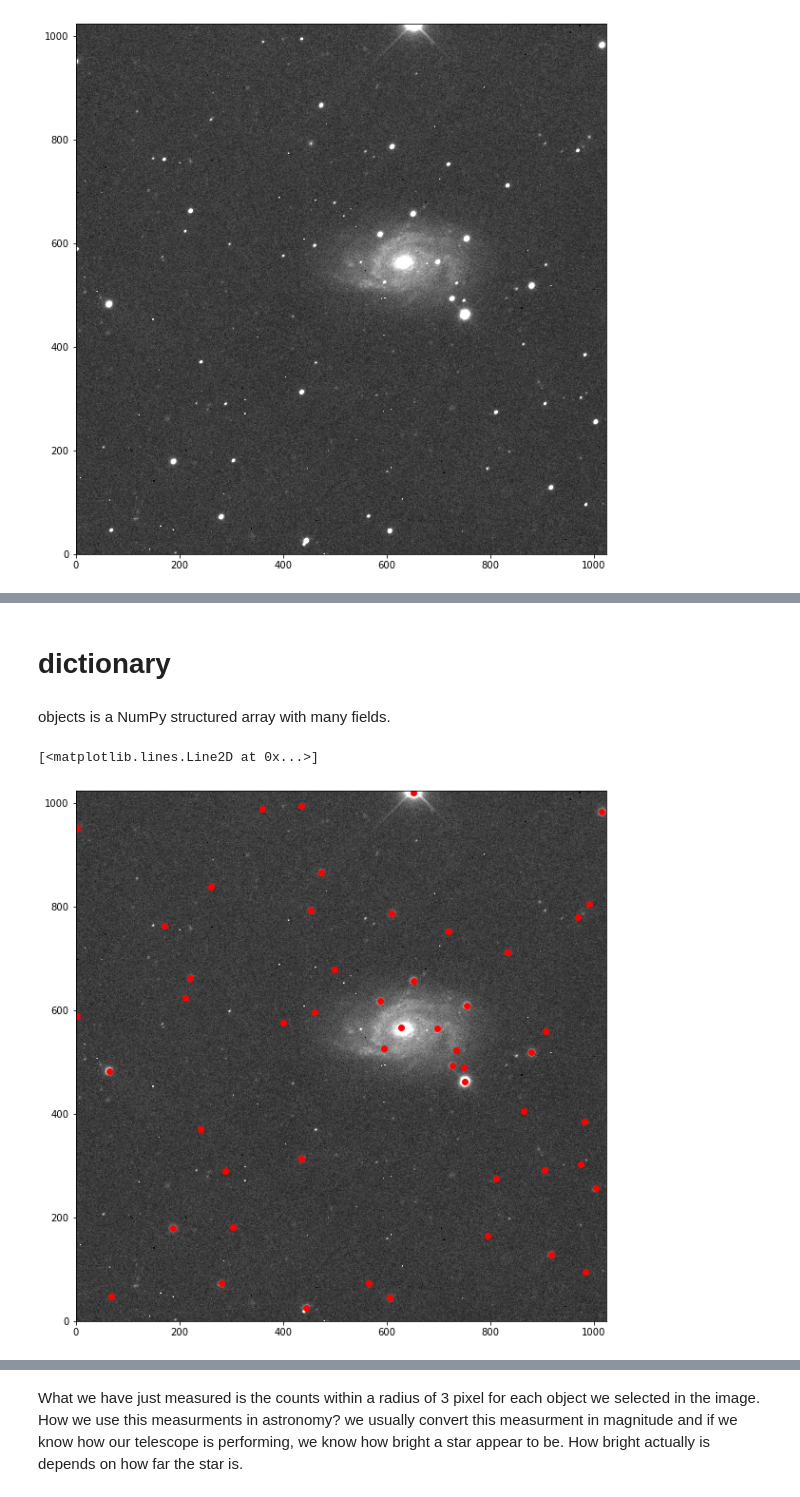
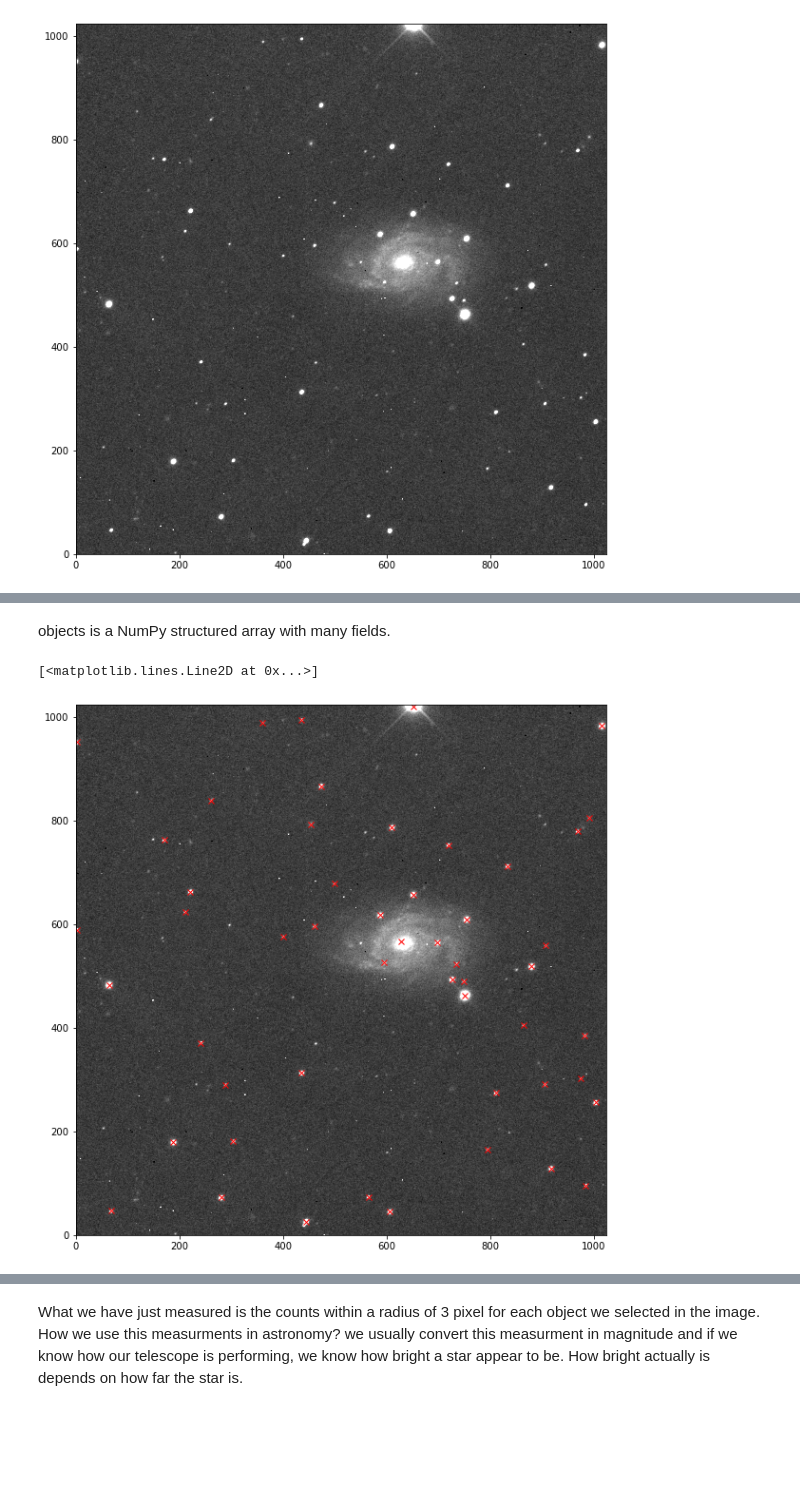
Before and after one commit to svalenti/DLT40PimaSchool.github.io, a Jupyter notebook: notebook/lecture4/lecture4_PIMA.ipynb, the cells around one changed output, grey strips where cells are left out. Saved outputs shown, nothing was run; the diff lists cells and outputs as text; code cells hidden in the pictures; blank space fills up the shorter version.

```diff
--- a/notebook/lecture4/lecture4_PIMA.ipynb
+++ b/notebook/lecture4/lecture4_PIMA.ipynb
@@ -112,12 +54,10 @@ objects.dtype.names
-# %% [markdown]
-# dictionary
 # %% [markdown]
 objects is a NumPy structured array with many fields.
 # %%
 plt.figure(figsize=(10,12))
 imgshow = plt.imshow(X, origin='lower', cmap='gray', vmin=200, vmax=400)
-plt.plot(objects['x'],objects['y'],'or')
+plt.plot(objects['x'],objects['y'],'xr')
 # %% [output]
 [<matplotlib.lines.Line2D at 0x...>]
-[figure, old version]
+[figure, new version]
 # %% [markdown]
```
Also changed, not shown: parts of 24 cells of this notebook, 4 other files.
